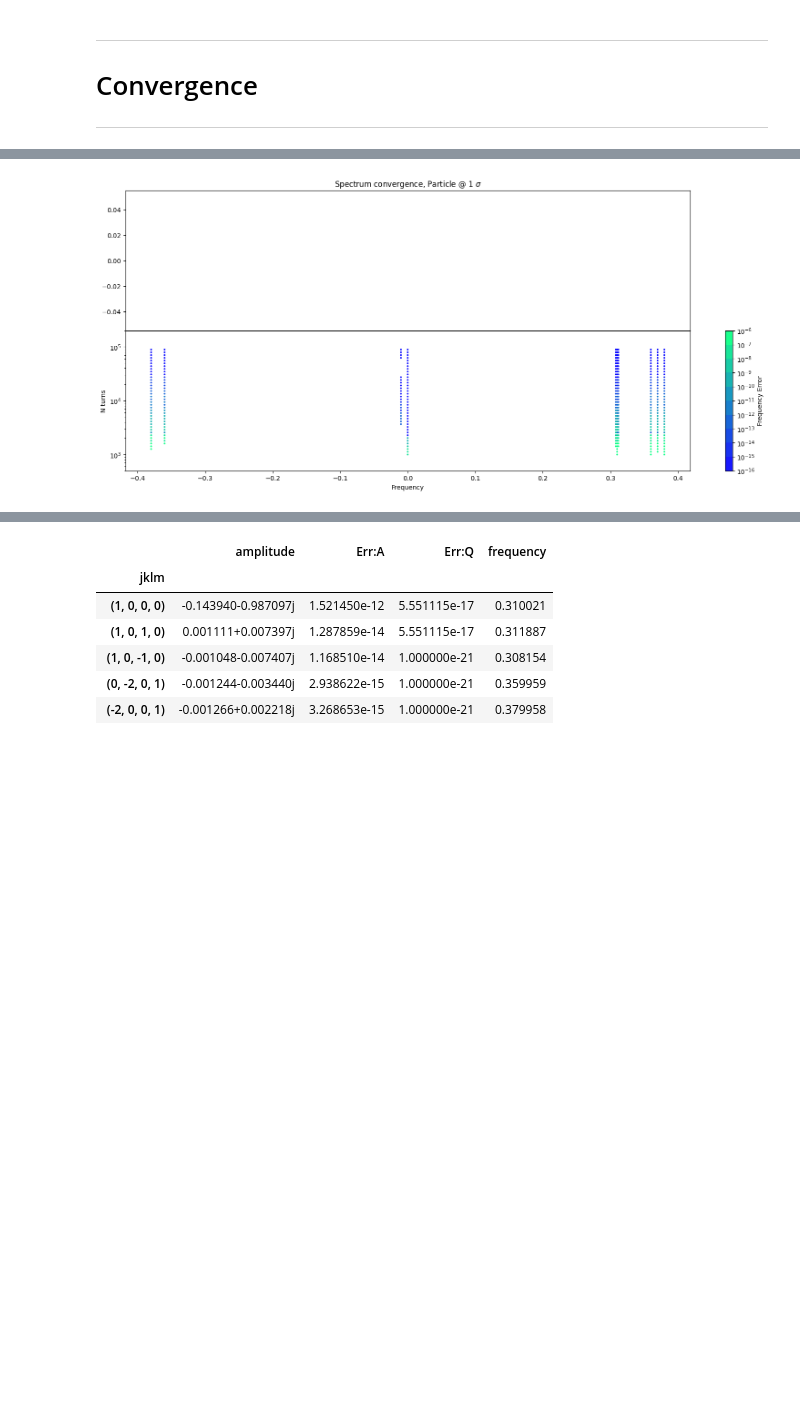
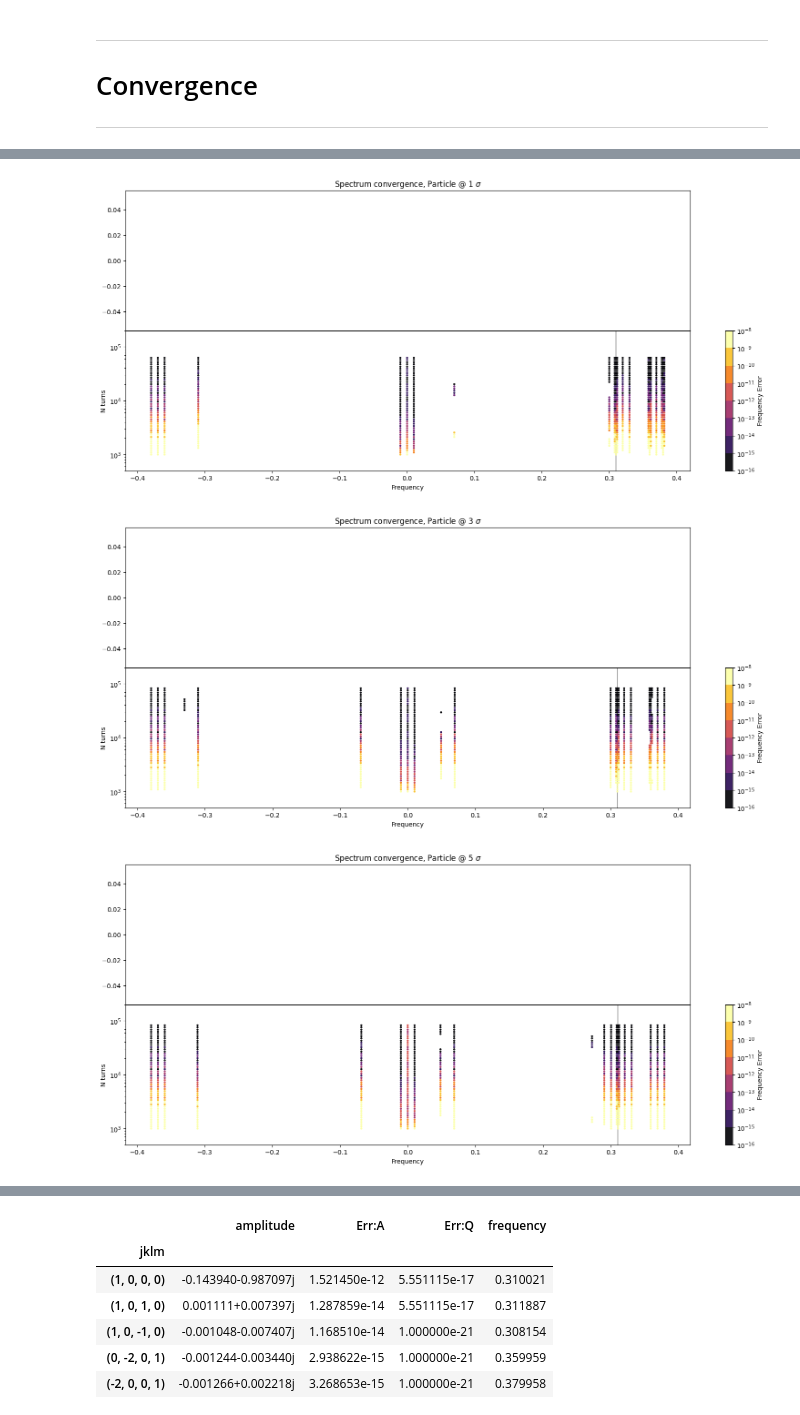
Before and after one commit to xsuite/sussix, a Jupyter notebook: examples/LHC_tracking.ipynb, the cells around one changed output, grey strips where cells are left out. Cells and saved outputs as stored; diff of their text form; code cells hidden in the pictures; blank space fills up the shorter version.

```diff
--- a/examples/LHC_tracking.ipynb
+++ b/examples/LHC_tracking.ipynb
@@ -265,10 +578,10 @@ particles = particles_off_p
 for part,sigma in zip(particles,[1,3,5]):
     plt.figure(figsize=(12,6))
     plt.suptitle(f'Spectrum, Particle @ {sigma} $\sigma$')
-    spectrum_x    = sussix.get_spectrum(part['x']           ,number_of_harmonics = n_harm,Hann_order=2)
-    spectrum_x_px = sussix.get_spectrum(part['x'],part['px'],number_of_harmonics = n_harm,Hann_order=2)
+    spectrum_x    = sussix.harmonics(part['x'],             num_harmonics = n_harm,window_order=2,to_pandas=True)
+    spectrum_x_px = sussix.harmonics(part['x'],part['px'],  num_harmonics = n_harm,window_order=2,to_pandas=True)
 
-    fundamental_tunes = [sussix.get_tune(part[f'{plane}'],part[f'p{plane}'],Hann_order=2) for plane in ['x','y','zeta']]
+    fundamental_tunes = [sussix.tune(part[f'{plane}'],part[f'p{plane}'],window_order=2) for plane in ['x','y','zeta']]
 
     plt.plot( np.abs(part['dfx'].frequency[:n_harm]),np.abs(part['dfx'].amplitude[:n_harm]),'o',ms=10,mfc='none',   color='black' ,alpha=0.9,label='Original')
     plt.plot( np.abs(spectrum_x_px.frequency),np.abs(spectrum_x_px.amplitude),'o',mfc='none',   color='C4' ,alpha=0.9,label='x-px')
@@ -297,9 +610,9 @@ for part,sigma in zip(particles,[1,3,5]):
 particles = particles_on_p
 
 for part in particles:
-    fundamental_tunes = [sussix.get_tune(part[f'{plane}'],part[f'p{plane}'],Hann_order=2) for plane in ['x','y','zeta']]
-    spectrum_x        = sussix.get_spectrum(part['x']           ,number_of_harmonics = n_harm,Hann_order=2)
-    combination_jklm  = sussix.find_linear_combinations(spectrum_x.frequency,fundamental_tunes = fundamental_tunes,max_jklm = 10)
+    fundamental_tunes = [sussix.tune(part[f'{plane}'],part[f'p{plane}'],window_order=2) for plane in ['x','y','zeta']]
+    spectrum_x        = sussix.harmonics(part['x'],             num_harmonics = n_harm,window_order=2,to_pandas=True)
+    combination_jklm  = sussix.find_linear_combinations(spectrum_x.frequency,fundamental_tunes = fundamental_tunes,max_jklm = 10,to_pandas=True)
     display(combination_jklm)
 # %% [output]
 |  | jklm | err | freq |
@@ -339,9 +652,9 @@ for part in particles:
 particles = particles_off_p
 
 for part in particles:
-    fundamental_tunes = [sussix.get_tune(part[f'{plane}'],part[f'p{plane}'],Hann_order=2) for plane in ['x','y','zeta']]
-    spectrum_x        = sussix.get_spectrum(part['x']           ,number_of_harmonics = n_harm,Hann_order=2)
-    combination_jklm  = sussix.find_linear_combinations(spectrum_x.frequency,fundamental_tunes = fundamental_tunes,max_jklm = 10)
+    fundamental_tunes = [sussix.tune(part[f'{plane}'],part[f'p{plane}'],window_order=2) for plane in ['x','y','zeta']]
+    spectrum_x        = sussix.harmonics(part['x'],             num_harmonics = n_harm,window_order=2,to_pandas=True)
+    combination_jklm  = sussix.find_linear_combinations(spectrum_x.frequency,fundamental_tunes = fundamental_tunes,max_jklm = 10,to_pandas=True)
     display(combination_jklm)
 # %% [output]
 |  | jklm | err | freq |
@@ -397,23 +697,24 @@ for part in particles:
 # %%
 
 import matplotlib.colors as colors
-vmin = 1e-16
-vmax = 1e-6
+
+n_harm = 20
+cmap_name = 'inferno'
 
 # Since the signal is artificially generated from a sum of phasors, let's look beyond the nturn = 1e4 limit and see if we can find the expected frequencies.
 plane     = 'x'
 particles = particles_on_p
 
-for part,sigma in zip(particles,[1]):
+for part,sigma in zip(particles,[1,3,5]):
 
-    x,px = sussix.generate_signal(part[f'df{plane}'].amplitude,part[f'df{plane}'].frequency,np.arange(int(1e5)))
-    expected = part[f'df{plane}'][:10]
-    fundamental_tunes = [sussix.get_tune(part[f'{plane}'],part[f'p{plane}'],Hann_order=2) for plane in ['x','y','zeta']]
+    x,px = sussix.generate_signal(part[f'df{plane}'].amplitude,part[f'df{plane}'].frequency,np.arange(int(1e6)))
+    expected = part[f'df{plane}'][:2*n_harm]
+    fundamental_tunes = [sussix.tune(part[f'{plane}'],part[f'p{plane}'],window_order=2) for plane in ['x','y','zeta']]
 
     # Trying to identify line based on jklm
     #---------------------------------------
-    combination_jklm  = sussix.find_linear_combinations(expected.frequency,fundamental_tunes = fundamental_tunes,max_jklm = 10)
-    if not len(combination_jklm.jklm.unique()) == n_harm:
+    combination_jklm  = sussix.find_linear_combinations(expected.frequency,fundamental_tunes = fundamental_tunes,max_jklm = 10,to_pandas=True)
+    if not len(combination_jklm.jklm.unique()) == 2*n_harm:
         continue
 
     # setting jklm as index
@@ -421,15 +722,15 @@ for part,sigma in zip(particles,[1]):
     expected.set_index('jklm',inplace=True)
     #---------------------------------------
 
-    N_vec = np.logspace(3,5,40).astype(int)
+    N_vec = np.logspace(3,5,50).astype(int)
 
     results = []
     for N in N_vec:
-        spectrum = sussix.get_spectrum( x[:N], px[:N], number_of_harmonics = len(expected),Hann_order = 2)
+        spectrum = sussix.harmonics(x[:N], px[:N], num_harmonics = n_harm,window_order=2,to_pandas=True)
 
         # Trying to identify line based on jklm
         #---------------------------------------
-        combination_jklm  = sussix.find_linear_combinations(spectrum.frequency,fundamental_tunes = fundamental_tunes,max_jklm = 10)
+        combination_jklm  = sussix.find_linear_combinations(spectrum.frequency,fundamental_tunes = fundamental_tunes,max_jklm = 10,to_pandas=True)
         if not len(combination_jklm.jklm.unique()) == n_harm:
             continue
 
@@ -453,58 +754,39 @@ for part,sigma in zip(particles,[1]):
     plt.subplots_adjust(hspace=0)
     axs[0].set_title(f'Spectrum convergence, Particle @ {sigma} $\sigma$')
 
     # Bottom plot
     #-----------------------------
     plt.sca(axs[1])
-    bounds = np.array([1e-16,1e-15,1e-14,1e-13,1e-12,1e-11,1e-10,1e-9,1e-8,1e-7,1e-6])
+    bounds = np.array([1e-16,1e-15,1e-14,1e-13,1e-12,1e-11,1e-10,1e-9,1e-8])
     norm = colors.BoundaryNorm(boundaries=bounds, ncolors=256)
 
 
     for N,spectrum in zip(N_vec,results):
-        plt.scatter(spectrum.frequency,N*np.ones(len(spectrum)),c=spectrum['Err:Q'],s=3,alpha=0.9,norm=norm,cmap='winter')
+        plt.scatter(spectrum.frequency,N*np.ones(len(spectrum)),c=spectrum['Err:Q'],s=5,alpha=0.9,norm=norm,cmap=cmap_name )
+        # if len(spectrum) != len(spectrum.dropna()):
+            # display(spectrum)
 
     cbar = plt.colorbar(label='Frequency Error',ticks=bounds)
     cbar.ax.set_yticklabels([f'$10^{{{int(np.log10(b))}}}$' for b in bounds])
 
+    plt.axvline(fundamental_tunes[0],color='grey',alpha=0.7,zorder=-10)
     plt.yscale('log')
     plt.ylim(np.min(N_vec)/2,np.max(N_vec)*2)
     plt.xlabel('Frequency')
     plt.ylabel('N turns')
     #-----------------------------
 
-
-    # Adding excluded points
-
-    # # x_exc_template = np.linspace(expected.frequency.min()-4*dQ,expected.frequency.min()-dQ,len(expected))
-    # # x_exec = np.array([list(x_exc_template[:len(expected)-row['excluded']]) + (row['excluded'])*[np.nan] for idx,row in df_exc.iterrows()])
-    # # y_exec = np.array([len(expected)*[idx] for idx,row in df_exc.iterrows()])
-
-    # # plt.plot(x_exec.flatten(),y_exec.flatten(),'o',ms=2,color='k',alpha=0.5)
-    # # plt.axvline(x_exc_template.max(),color='k')
-    # # plt.axvline(x_exc_template.min(),color='k')
-
-    # plt.yscale('log')
-    # # plt.xlim(expected.frequency.min()-5*dQ,expected.frequency.max()+dQ)
-    # plt.xlabel('Frequency')
-    # plt.ylabel('N turns')
-    # # xticks = [x_exc_template.min(),x_exc_template.mean(),x_exc_template.max()] + list(np.linspace(Q0-15*dQ,Q0+15*dQ,11))
-    # # plt.gca().set_xticks(xticks,['0','Found',str(len(expected))] + [f'{_x:.4f}' for _x in xticks[3:]]);
+    # plt.xlim([-0.1,0.1])
 
 
     plt.sca(axs[0])
     # plt.plot(expected.frequency,np.abs(expected.amplitude),'o',color='C4',alpha=1,mfc='none',label='EXPECTED')
     # plt.plot(results.frequency,np.abs(results.amplitude),'.',color='k',alpha=0.8,ms=3,label='SUSSIX')
     plt.scatter(np.nan,np.nan)
     cbar = plt.colorbar()
     cbar.ax.set_visible(False)
     plt.xticks([])
-
-    # plt.yscale('log')
-    # # plt.xlim(Q0-10*Qs,Q0+10*Qs)
-    # plt.ylabel('Amplitude, Expected Spectrum')
-    # # plt.xlim(expected.frequency.min()-5*dQ,expected.frequency.max()+dQ)
-    # for line in expected.frequency:
-    #     plt.axvline(line,color='k',alpha=0.1,zorder=-10)
-    # plt.ylim(2e-6,1e2)
 # %% [output]
-[figure, old version]
+[figure, new version]
+[figure, added]
+[figure, added]
```
Also changed, not shown: parts of 53 cells of this notebook, 11 other files.
